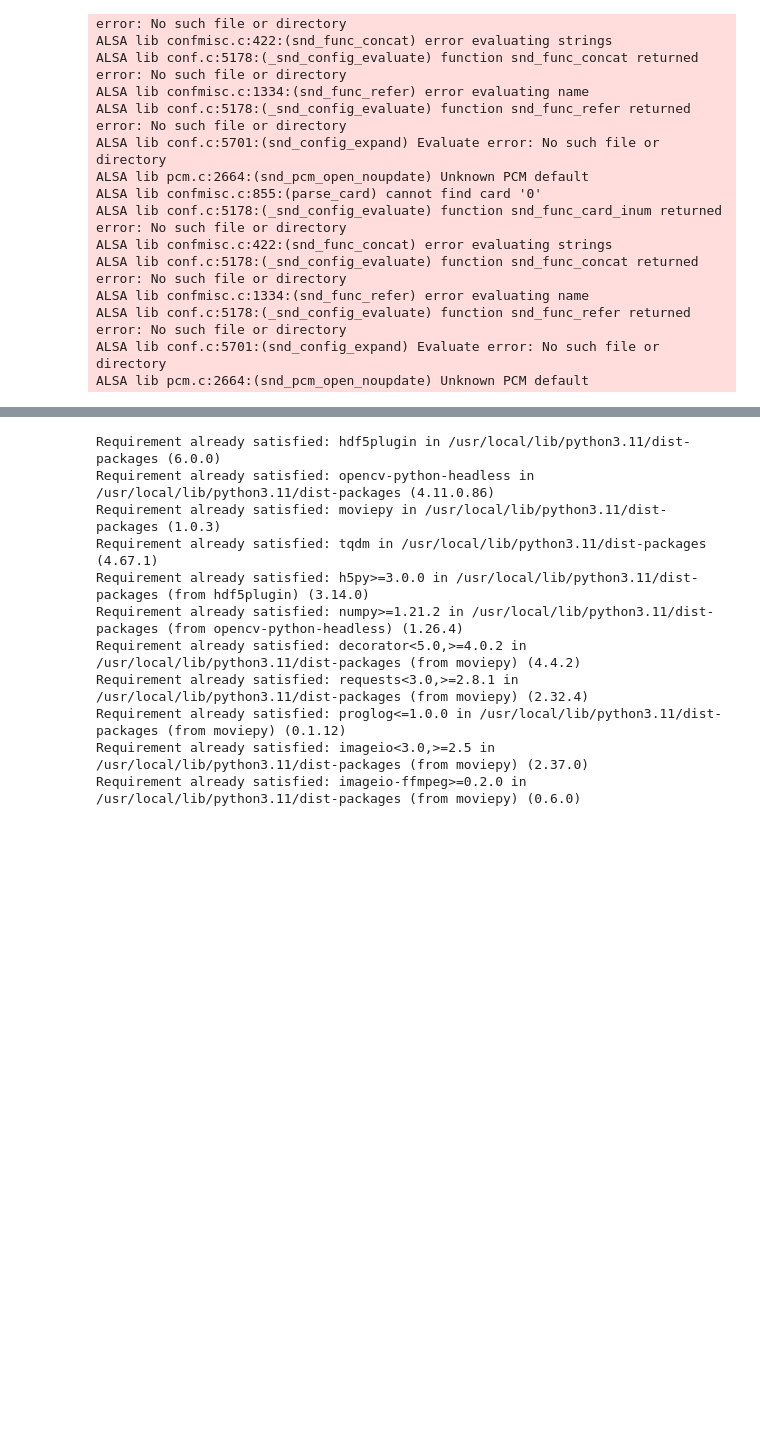
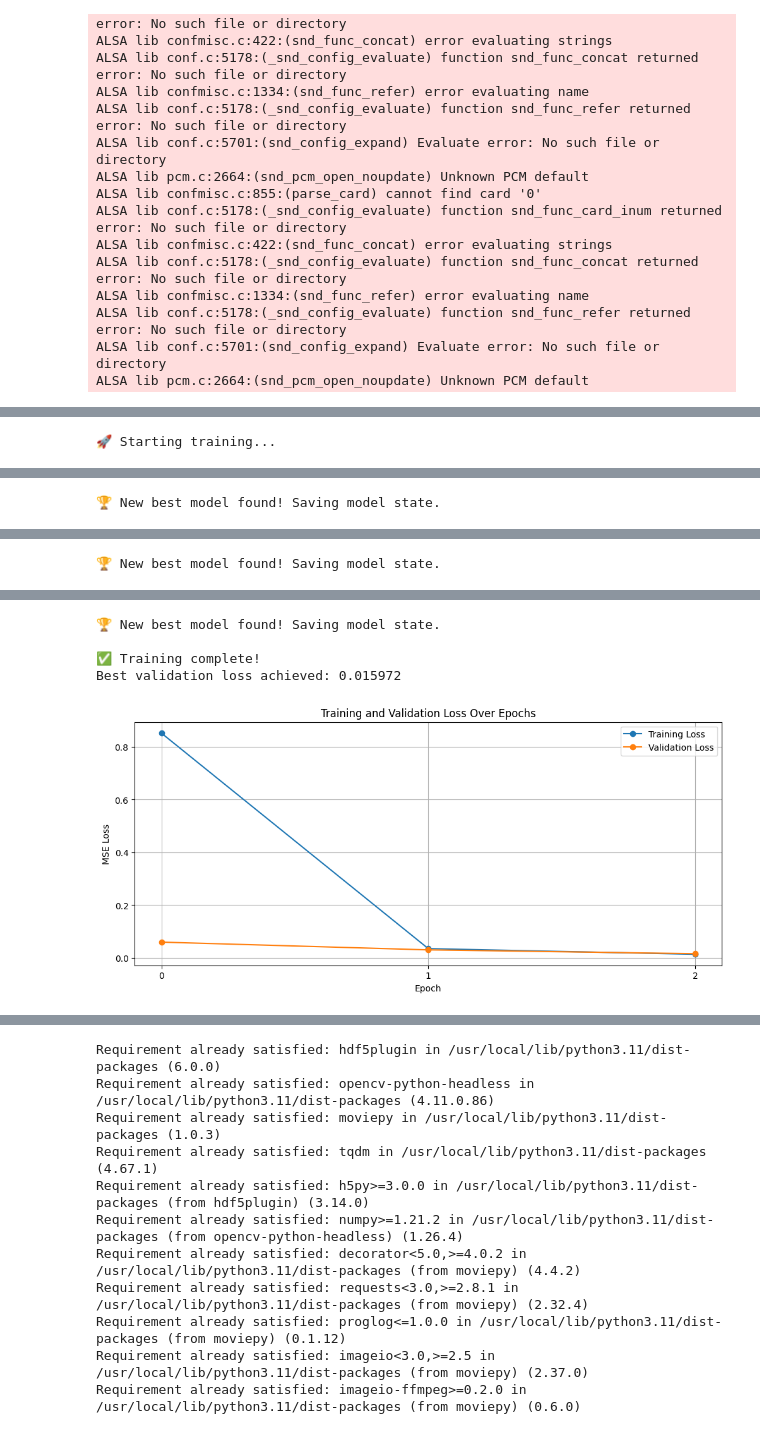
Before and after one commit to Jozuaheule/drone_comp, a Jupyter notebook: drone-baseline.ipynb, the cells around one changed output, grey strips where cells are left out. Saved outputs shown, nothing was run; the diff lists cells and outputs as text; code cells hidden in the pictures; blank space fills up the shorter version.

Commit message:
Kaggle Notebook | drone_baseline | Version 16

```diff
--- a/drone-baseline.ipynb
+++ b/drone-baseline.ipynb
@@ -352,6 +309,7 @@ def evaluate(val_loader, model, criterion):
     model.eval()
 
     losses = [] # Renamed to 'losses' to be more descriptive
+    predictions = []
 
     with torch.no_grad():
         for batch in tqdm(val_loader, desc="Eval", leave=False):
@@ -361,18 +319,18 @@ def evaluate(val_loader, model, criterion):
             targets = targets.to(device) # Plural 'targets' matches batch
 
             # --- FIX 1: Typo Correction ---
-            # 'prediciton' was misspelled.
             prediction = model(images)
 
             # --- FIX 2: Correctly calculate the loss item ---
-            loss_item = custom_mse_loss(prediction, targets) # 'targets' matches variable from batch
+            loss_item = criterion(prediction, targets) # 'targets' matches variable from batch
 
             # --- FIX 3: Correct Syntax for Appending ---
             # You must get the scalar value with .item() BEFORE appending to the list.
             # The .append() method itself returns None.
             losses.append(loss_item.item())
+            predictions.append([prediction])
 
-    return losses
+    return losses, predictions
 # %%
 def train_epoch(train_loader, val_loader, model, criterion, optimizer):
     """
@@ -421,0 +386,64 @@ def train_epoch(train_loader, val_loader, model, criterion, optimizer):
+# %%
+# Define model
+device = torch.device('cuda' if torch.cuda.is_available() else 'cpu')
+
+learning_rate = 1e-3
+epochs = 3
+
+channel_out = 8
+model = VanillaCNN(channel_in=3, channel_out=channel_out).to(device)
+
+optimizer = torch.optim.Adam(model.parameters(), lr=0.001)
+criterion = torch.nn.MSELoss()
+
+# 1. Setup lists to track performance history
+history_train_loss = []
+history_val_loss = []
+best_val_loss = float('inf')
+
+print("🚀 Starting training...")
+
+# 2. Main training loop
+for epoch in tqdm(range(epochs), desc='Epochs'):
+
+    # Assuming train_epoch returns: (list_of_batch_train_losses, list_of_batch_train_preds, list_of_batch_val_losses, list_of_batch_val_preds)
+    train_loss, train_pred, val_loss, val_pred = train_epoch(train_loader, val_loader, model, criterion, optimizer)
+
+    # Calculate the average loss for the entire epoch
+    avg_train_loss = np.mean(train_loss)
+    avg_val_loss = np.mean(val_loss)
+
+    # Store the epoch averages for plotting
+    history_train_loss.append(avg_train_loss)
+    history_val_loss.append(avg_val_loss)
+
+    # Print a summary for the current epoch
+    print(
+        f"Epoch {epoch+1:02d}/{epochs} | "
+        f"Train Loss: {avg_train_loss:.6f} | "
+        f"Val Loss: {avg_val_loss:.6f}"
+    )
+
+    # Save the model only if validation loss has improved
+    if avg_val_loss < best_val_loss:
+        best_val_loss = avg_val_loss
+        torch.save(model.state_dict(), 'best_drone_model.pth')
+        print(f"🏆 New best model found! Saving model state.")
+
+print("\n✅ Training complete!")
+print(f"Best validation loss achieved: {best_val_loss:.6f}")
+
+
+# 3. Create the loss curve figure
+plt.figure(figsize=(12, 5))
+plt.plot(history_train_loss, label='Training Loss', marker='o')
+plt.plot(history_val_loss, label='Validation Loss', marker='o')
+plt.title('Training and Validation Loss Over Epochs')
+plt.xlabel('Epoch')
+plt.ylabel('MSE Loss')
+plt.legend()
+plt.grid(True)
+plt.xticks(range(0, len(history_train_loss), max(1, len(history_train_loss)//10))) # Clean X-axis ticks
+plt.show()
+# %% [output]
+🚀 Starting training...
@@ -421,0 +451 @@ def train_epoch(train_loader, val_loader, model, criterion, optimizer):
+🏆 New best model found! Saving model state.
@@ -421,0 +453 @@ def train_epoch(train_loader, val_loader, model, criterion, optimizer):
+🏆 New best model found! Saving model state.
@@ -421,0 +455,5 @@ def train_epoch(train_loader, val_loader, model, criterion, optimizer):
+🏆 New best model found! Saving model state.
+
+✅ Training complete!
+Best validation loss achieved: 0.015972
+[figure, added]
```
Also changed, not shown: parts of 11 cells of this notebook.
